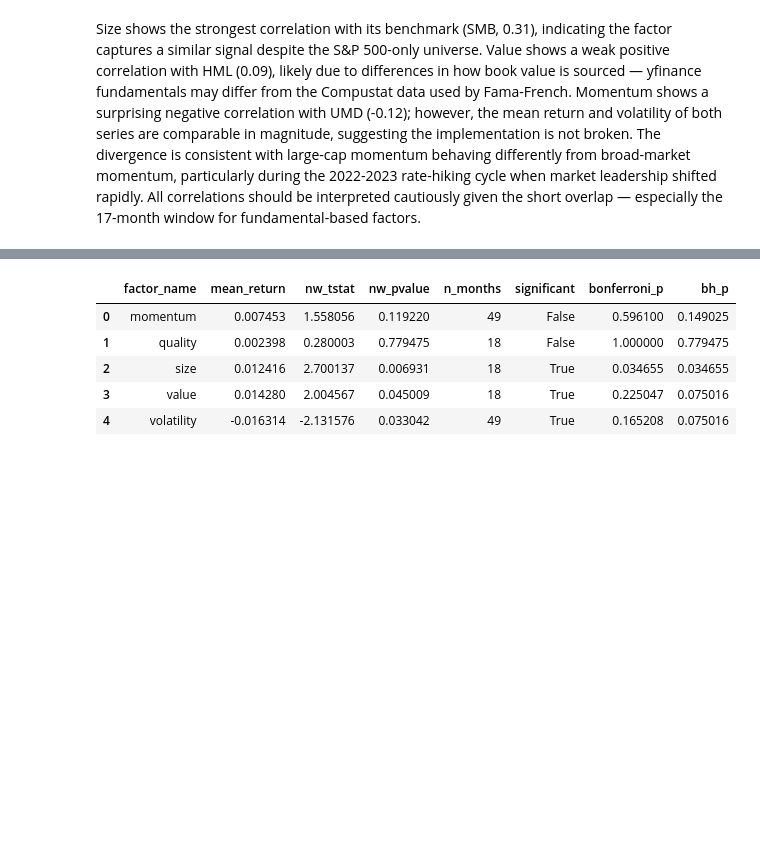
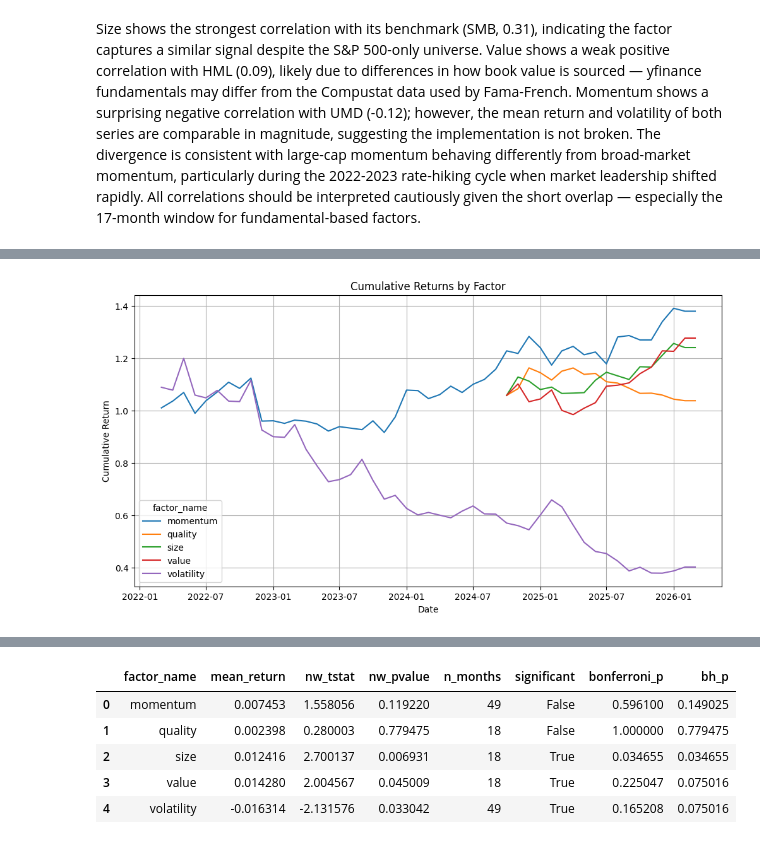
Before and after one commit to Tony-Steiner/factor-research-platform, a Jupyter notebook: notebooks/research_report.ipynb, the cells around one changed output, grey strips where cells are left out. Cells and saved outputs as stored; diff of their text form; code cells hidden in the pictures; blank space fills up the shorter version.

```diff
--- a/notebooks/research_report.ipynb
+++ b/notebooks/research_report.ipynb
@@ -129,0 +134,8 @@ Size shows the strongest correlation with its benchmark (SMB, 0.31), indicating
+# %%
+from analysis.backtest import compute_performance_metrics, compute_turnover, compute_cumulative_returns, plot_cumulative_returns
+
+returns = compute_cumulative_returns(engine)
+
+plot_cumulative_returns(returns)
+# %% [output]
+[figure, added]
```
Also changed, not shown: parts of 8 cells of this notebook, 12 other files.
